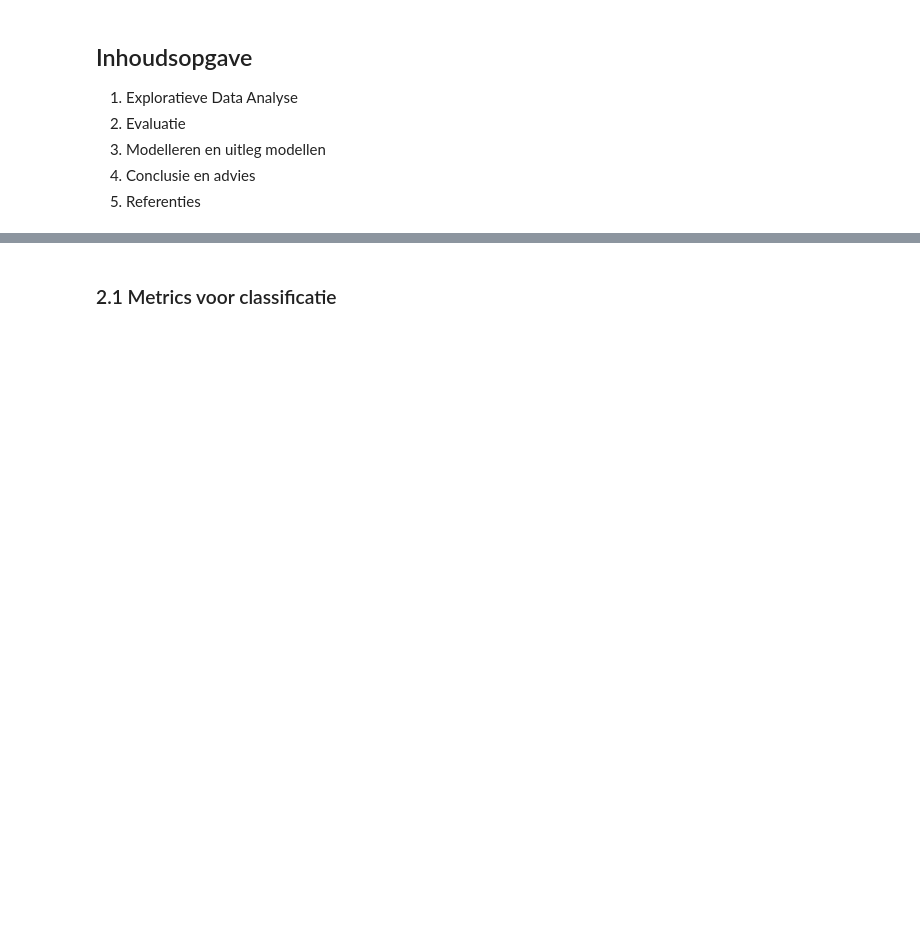
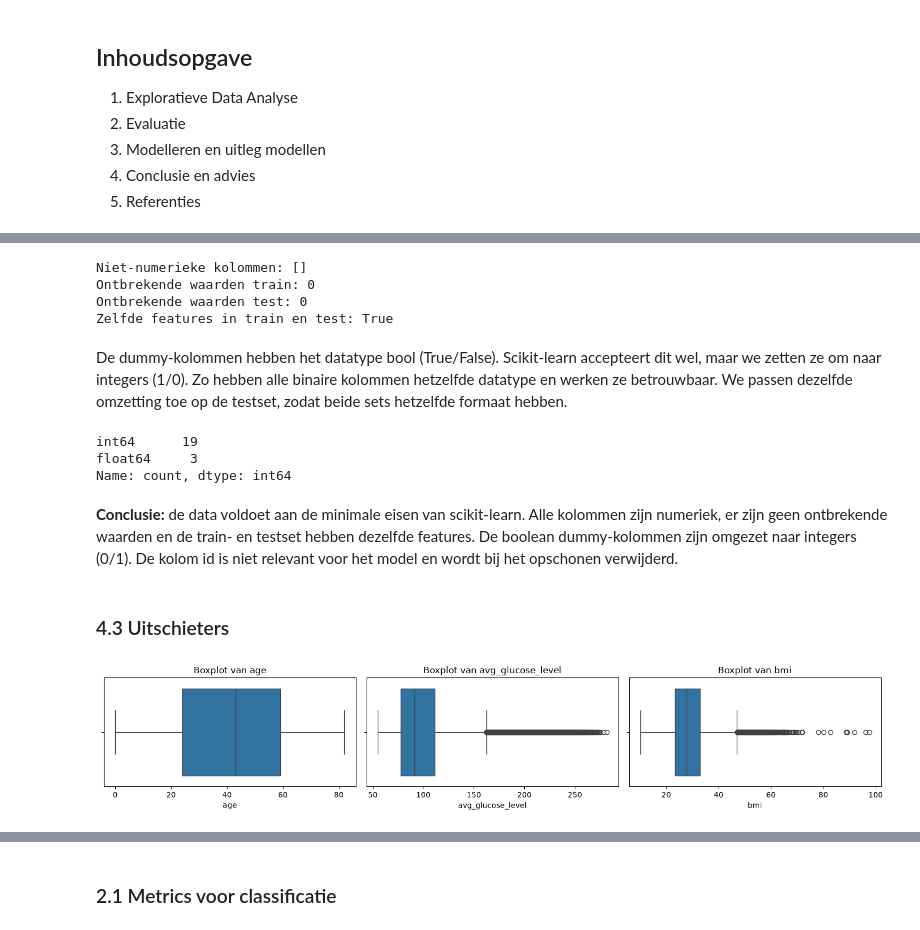
Before and after one commit to Gamal-alsa2026/Predicting-stroke-2026-27, a Jupyter notebook: notebooks/predict_stroke.ipynb, the cells around one changed output, grey strips where cells are left out. Cells and saved outputs as stored; diff of their text form; code cells hidden in the pictures; blank space fills up the shorter version.

```diff
--- a/notebooks/predict_stroke.ipynb
+++ b/notebooks/predict_stroke.ipynb
@@ -36,0 +196,4 @@
+# %%
+NUMERIC_COLS = ["age", "avg_glucose_level", "bmi"]
+
+train_df[NUMERIC_COLS].describe().round(2)
@@ -36,0 +291,58 @@
+# %%
+def check_sklearn_ready(train: pd.DataFrame, test: pd.DataFrame,
+                        target: str) -> None:
+    """Controleer of de data voldoet aan de minimale eisen van scikit-learn."""
+    features = train.drop(columns=target)
+    non_numeric = features.select_dtypes(exclude=["number", "bool"]).columns
+    print("Niet-numerieke kolommen:", list(non_numeric))
+    print("Ontbrekende waarden train:", train.isna().sum().sum())
+    print("Ontbrekende waarden test:", test.isna().sum().sum())
+    print("Zelfde features in train en test:",
+          list(features.columns) == list(test.columns))
+
+
+
+check_sklearn_ready(train_df, test_df, target="stroke")
+# %% [output]
+Niet-numerieke kolommen: []
+Ontbrekende waarden train: 0
+Ontbrekende waarden test: 0
+Zelfde features in train en test: True
+# %% [markdown]
+De dummy-kolommen hebben het datatype bool (True/False). Scikit-learn accepteert dit wel, maar we zetten ze om naar integers (1/0). Zo hebben alle binaire kolommen hetzelfde datatype en werken ze betrouwbaar. We passen dezelfde omzetting toe op de testset, zodat beide sets hetzelfde formaat hebben.
+# %%
+def bool_to_int(df: pd.DataFrame) -> pd.DataFrame:
+    """Zet alle boolean kolommen om naar integers (0/1)."""
+    df = df.copy()
+    bool_cols = df.select_dtypes(include="bool").columns
+    df[bool_cols] = df[bool_cols].astype(int)
+    return df
+
+
+train_df = bool_to_int(train_df)
+test_df = bool_to_int(test_df)
+print(train_df.dtypes.value_counts())
+# %% [output]
+int64      19
+float64     3
+Name: count, dtype: int64
+# %% [markdown]
+**Conclusie:** de data voldoet aan de minimale eisen van scikit-learn. Alle kolommen zijn numeriek, er zijn geen ontbrekende waarden en de train- en testset hebben dezelfde features. De boolean dummy-kolommen zijn omgezet naar integers (0/1). De kolom id is niet relevant voor het model en wordt bij het opschonen verwijderd.
+# %% [markdown]
+### 4.3 Uitschieters
+# %%
+def plot_boxplots(df: pd.DataFrame, cols: list[str]) -> None:
+    """Toon per numerieke kolom een boxplot om uitschieters te laten zien."""
+    # Eén rij met een boxplot per kolom
+    fig, axes = plt.subplots(1, len(cols), figsize=(15, 3))
+    for ax, col in zip(axes, cols):
+        # De losse rondjes in de boxplot zijn de uitschieters
+        sns.boxplot(x=df[col], ax=ax)
+        ax.set_title(f"Boxplot van {col}")
+    plt.tight_layout()
+    plt.show()
+
+
+plot_boxplots(train_df, NUMERIC_COLS)
+# %% [output]
+[figure, added]
```
Also changed, not shown: parts of 63 cells of this notebook.
